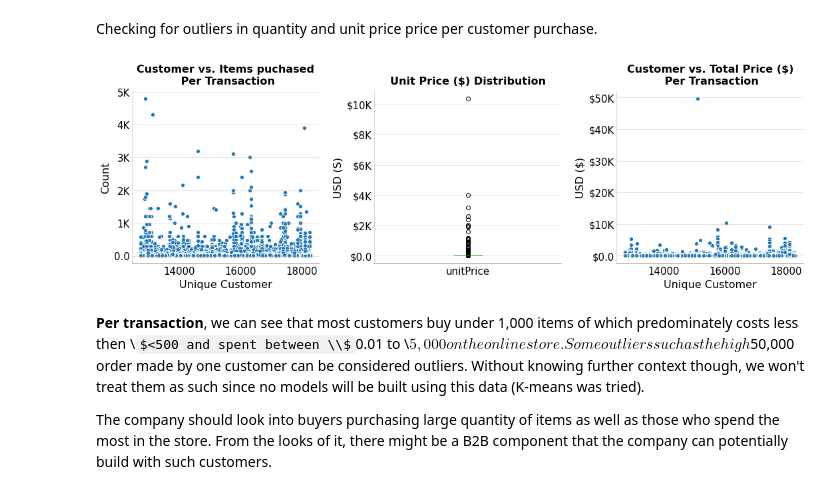
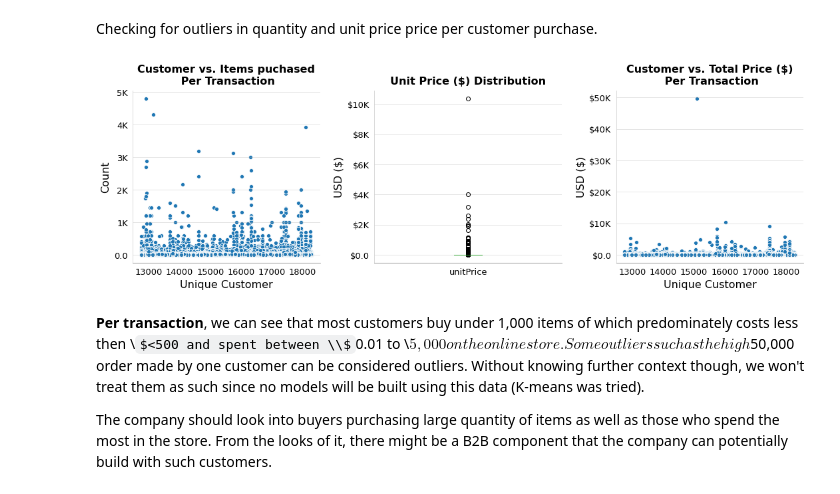
Before and after one commit to dannygarcia193/dataAnalysisBootcamp-GradProject, a Jupyter notebook: RFMCustomerSegmentation-MainProject/graduationProjectCode.ipynb, the cells around one changed output. Cells and saved outputs as stored; diff of their text form; code cells hidden in the pictures; some formulas as TeX source.

```diff
--- a/RFMCustomerSegmentation-MainProject/graduationProjectCode.ipynb
+++ b/RFMCustomerSegmentation-MainProject/graduationProjectCode.ipynb
@@ -125,8 +125,8 @@ Reading in main dataset and only customer ID and country columns:  main aim is t
 # %%
 filepath = os.getcwd()+'\ecommerce_dataset_us.csv'
 filepath2 = os.getcwd()+'\data.csv'
-df = pd.read_csv(filepath, sep='delimiter', delimiter='\t',
-                 parse_dates=['InvoiceDate'])  # main data
+
+df = pd.read_csv(filepath,delimiter="\t",parse_dates=["InvoiceDate"])  # main data
 kaggle = pd.read_csv(filepath2, encoding='unicode_escape', usecols=[
                      'CustomerID', 'Country'])  # to keep U.K. customers
 # %% [markdown]
@@ -487,31 +470,28 @@ Checking for outliers in quantity and unit price price per customer purchase.
 # %%
 fig, ax = plt.subplots(ncols=3, nrows=1, figsize=(15, 5))
 # ---------------------------------------------------------------------------------------
 sns.scatterplot(x=transactionHistory['customerID'],
                 y=transactionHistory['quantity'], ax=ax[0])
-modifyChartBasic(ax[0], "Customer vs. Items puchased\n Per Transaction", 13,
-                 xLabel='Unique Customer', yLabel='Count', titleSize=16)
-modifyChartExtra(ax[0], grid='y')
-ax[0].set_yticklabels([human_format(i, precision=0)
+cf.modifyChartBasic(ax[0], "Customer vs. Items puchased\n Per Transaction", 13,
+                 xLabel='Unique Customer', yLabel='Count', grid='y', titleSize=16)
+ax[0].set_yticklabels([cf.shorten(i, precision=0)
                        for i in ax[0].get_yticks()])
 # ----------------------------------------------------------------------------------------
 transactionHistory['unitPrice'].plot.box(ax=ax[1], figsize=(15, 5))
-modifyChartBasic(ax[1], "Unit Price ($) Distribution",
-                 13, yLabel='USD (S)', titleSize=16)
-modifyChartExtra(ax[1], grid='y')
+cf.modifyChartBasic(ax[1], "Unit Price ($) Distribution",
+                 13, yLabel='USD ($)',grid='y', titleSize=16)
 ax[1].set_yticklabels(
-    [f'${human_format(i,precision=0)}' for i in ax[1].get_yticks()])
+    [f'${cf.shorten(i,precision=0)}' for i in ax[1].get_yticks()])
 # ---------------------------------------------------------------------------------------
 sns.scatterplot(x=transactionHistory['customerID'],
                 y=transactionHistory['totalPrice'], ax=ax[2])
-modifyChartBasic(ax[2], "Customer vs. Total Price ($)\n Per Transaction", 13,
-                 xLabel='Unique Customer', yLabel='USD ($)', titleSize=16)
-modifyChartExtra(ax[2], grid='y')
+cf.modifyChartBasic(ax[2], "Customer vs. Total Price ($)\n Per Transaction", 13,
+                 xLabel='Unique Customer', yLabel='USD ($)',grid='y', titleSize=16)
 ax[2].set_yticklabels(
-    [f'${human_format(i,precision=0)}' for i in ax[2].get_yticks()])
+    [f'${cf.shorten(i,precision=0)}' for i in ax[2].get_yticks()])
 plt.tight_layout()
 # %% [output]
-[figure, old version]
+[figure, new version]
 # %% [markdown]
 **Per transaction**, we can see that most customers buy under 1,000 items of which predominately costs less then \\$<500 and spent between \\$0.01 to \\$5,000 on the online store. Some outliers such as the high $50,000 order made by one customer can be considered outliers. Without knowing further context though, we won't treat them as such since no models will be built using this data (K-means was tried).
 
```
Also changed, not shown: parts of 60 cells of this notebook, 5 other files.
